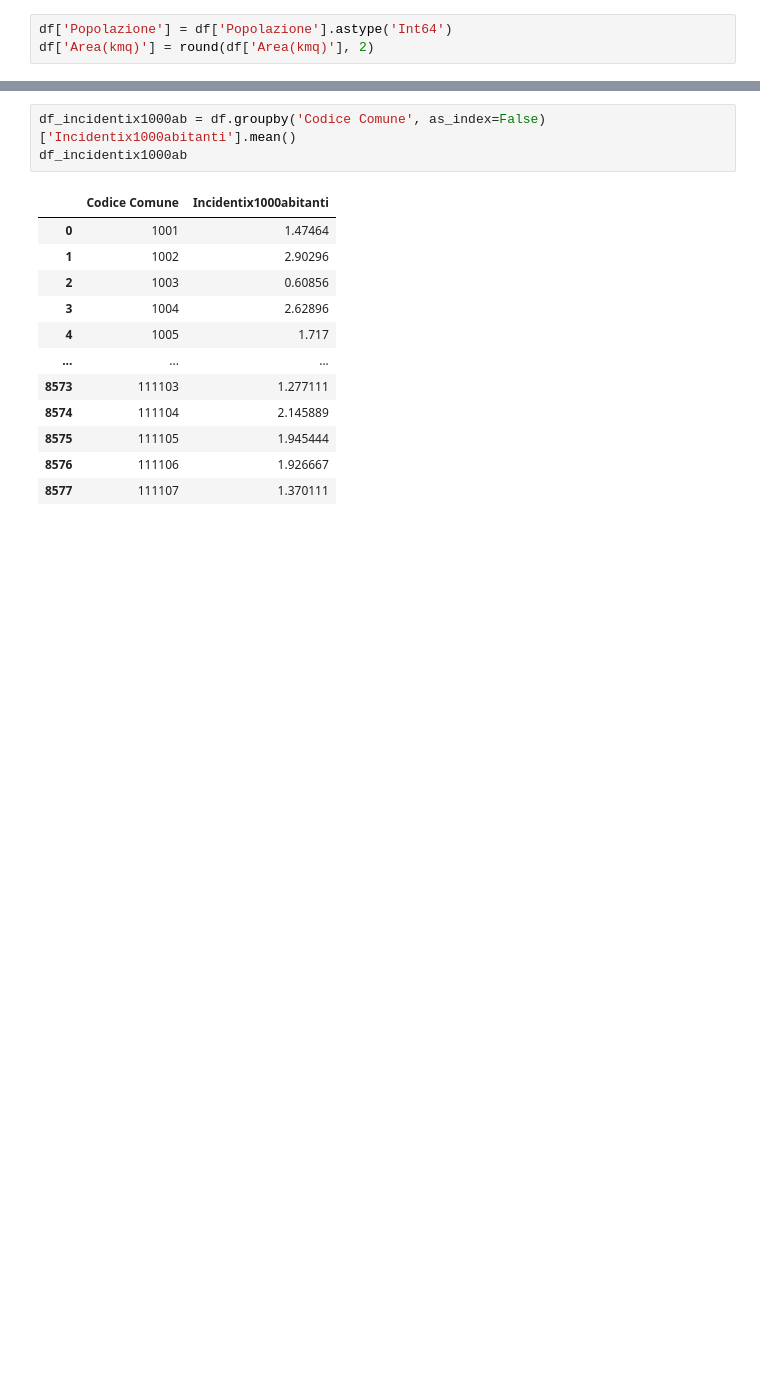
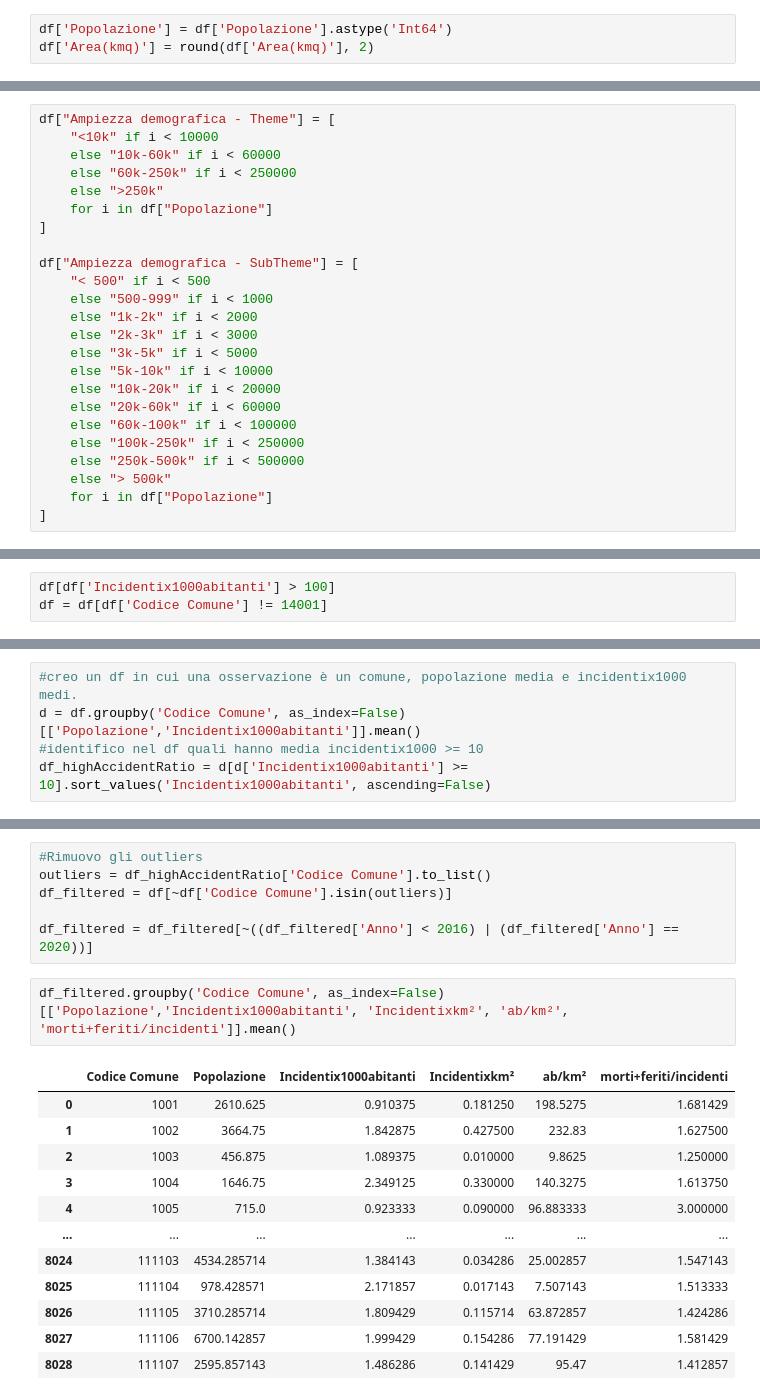
Before and after one commit to giuliocipone-lang/Boolean_capstone_project, a Jupyter notebook: EDA.ipynb, the cells around one changed output, grey strips where cells are left out. Saved outputs shown, nothing was run; the diff lists cells and outputs as text; blank space fills up the shorter version.

```diff
--- a/EDA.ipynb
+++ b/EDA.ipynb
@@ -19,0 +15,24 @@ df["Classe ampiezza demografica"] = [
+# %%
+df["Ampiezza demografica - Theme"] = [
+    "<10k" if i < 10000
+    else "10k-60k" if i < 60000
+    else "60k-250k" if i < 250000
+    else ">250k"
+    for i in df["Popolazione"]
+]
+
+df["Ampiezza demografica - SubTheme"] = [
+    "< 500" if i < 500
+    else "500-999" if i < 1000
+    else "1k-2k" if i < 2000
+    else "2k-3k" if i < 3000
+    else "3k-5k" if i < 5000
+    else "5k-10k" if i < 10000
+    else "10k-20k" if i < 20000
+    else "20k-60k" if i < 60000
+    else "60k-100k" if i < 100000
+    else "100k-250k" if i < 250000
+    else "250k-500k" if i < 500000
+    else "> 500k"
+    for i in df["Popolazione"]
+]
@@ -81,0 +69,3 @@ sns.boxplot(x='Incidenti', y='Classe ampiezza demografica', data=df)
+# %%
+df[df['Incidentix1000abitanti'] > 100]
+df = df[df['Codice Comune'] != 14001]
@@ -92,0 +142,5 @@ for i in list:
+# %%
+#creo un df in cui una osservazione è un comune, popolazione media e incidentix1000 medi.
+d = df.groupby('Codice Comune', as_index=False)[['Popolazione','Incidentix1000abitanti']].mean()
+#identifico nel df quali hanno media incidentix1000 >= 10
+df_highAccidentRatio = d[d['Incidentix1000abitanti'] >= 10].sort_values('Incidentix1000abitanti', ascending=False)
@@ -93,16 +157,21 @@ for i in list:
+# %%
+#Rimuovo gli outliers
+outliers = df_highAccidentRatio['Codice Comune'].to_list()
+df_filtered = df[~df['Codice Comune'].isin(outliers)]
+
+df_filtered = df_filtered[~((df_filtered['Anno'] < 2016) | (df_filtered['Anno'] == 2020))]
 # %%
-df_incidentix1000ab = df.groupby('Codice Comune', as_index=False)['Incidentix1000abitanti'].mean()
-df_incidentix1000ab
+df_filtered.groupby('Codice Comune', as_index=False)[['Popolazione','Incidentix1000abitanti', 'Incidentixkm²', 'ab/km²', 'morti+feriti/incidenti']].mean()
 # %% [output]
-|  | Codice Comune | Incidentix1000abitanti |
-| 0 | 1001 | 1.47464 |
-| 1 | 1002 | 2.90296 |
-| 2 | 1003 | 0.60856 |
-| 3 | 1004 | 2.62896 |
-| 4 | 1005 | 1.717 |
-| ... | ... | ... |
-| 8573 | 111103 | 1.277111 |
-| 8574 | 111104 | 2.145889 |
-| 8575 | 111105 | 1.945444 |
-| 8576 | 111106 | 1.926667 |
-| 8577 | 111107 | 1.370111 |
+|  | Codice Comune | Popolazione | Incidentix1000abitanti | Incidentixkm² | ab/km² | morti+feriti/incidenti |
+| 0 | 1001 | 2610.625 | 0.910375 | 0.181250 | 198.5275 | 1.681429 |
+| 1 | 1002 | 3664.75 | 1.842875 | 0.427500 | 232.83 | 1.627500 |
+| 2 | 1003 | 456.875 | 1.089375 | 0.010000 | 9.8625 | 1.250000 |
+| 3 | 1004 | 1646.75 | 2.349125 | 0.330000 | 140.3275 | 1.613750 |
+| 4 | 1005 | 715.0 | 0.923333 | 0.090000 | 96.883333 | 3.000000 |
+| ... | ... | ... | ... | ... | ... | ... |
+| 8024 | 111103 | 4534.285714 | 1.384143 | 0.034286 | 25.002857 | 1.547143 |
+| 8025 | 111104 | 978.428571 | 2.171857 | 0.017143 | 7.507143 | 1.513333 |
+| 8026 | 111105 | 3710.285714 | 1.809429 | 0.115714 | 63.872857 | 1.424286 |
+| 8027 | 111106 | 6700.142857 | 1.999429 | 0.154286 | 77.191429 | 1.581429 |
+| 8028 | 111107 | 2595.857143 | 1.486286 | 0.141429 | 95.47 | 1.412857 |
```
Also changed, not shown: parts of 26 cells of this notebook, 4 other files.
